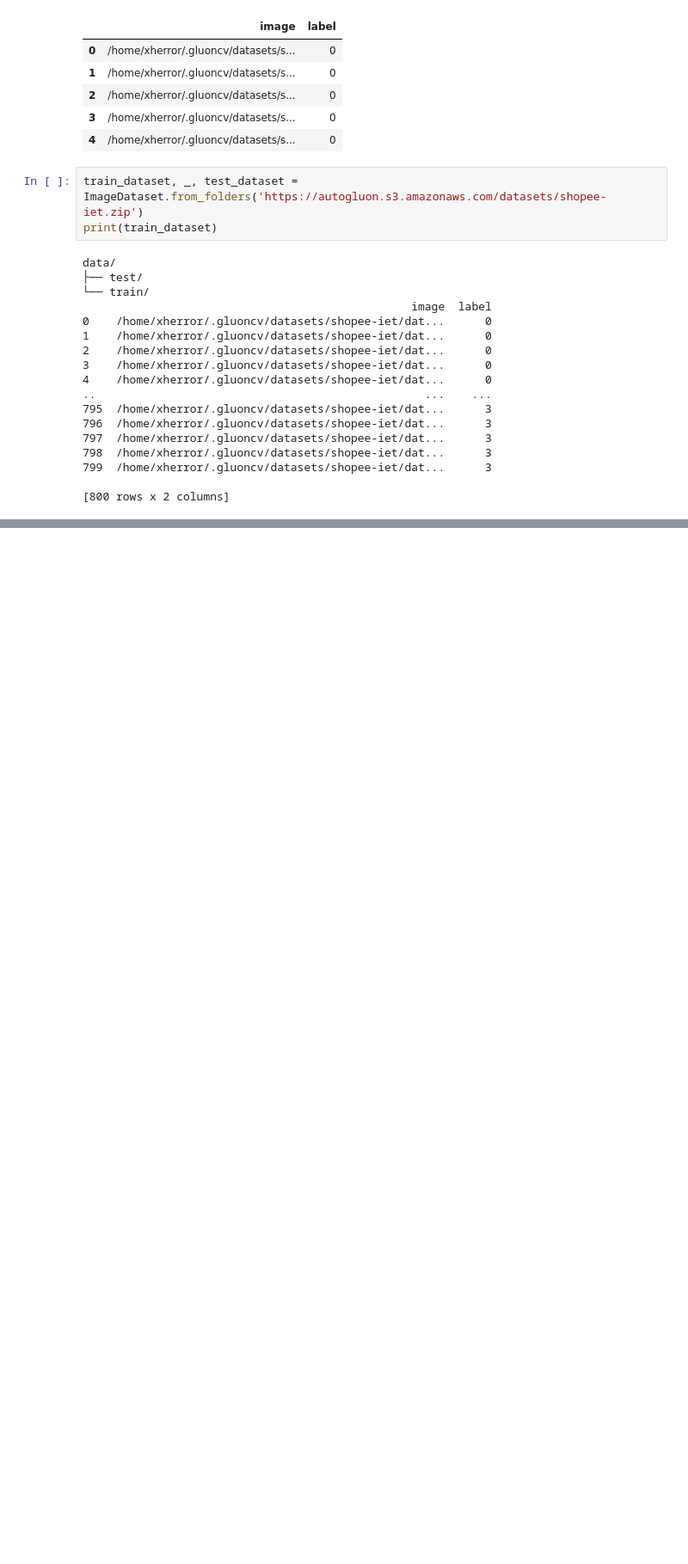
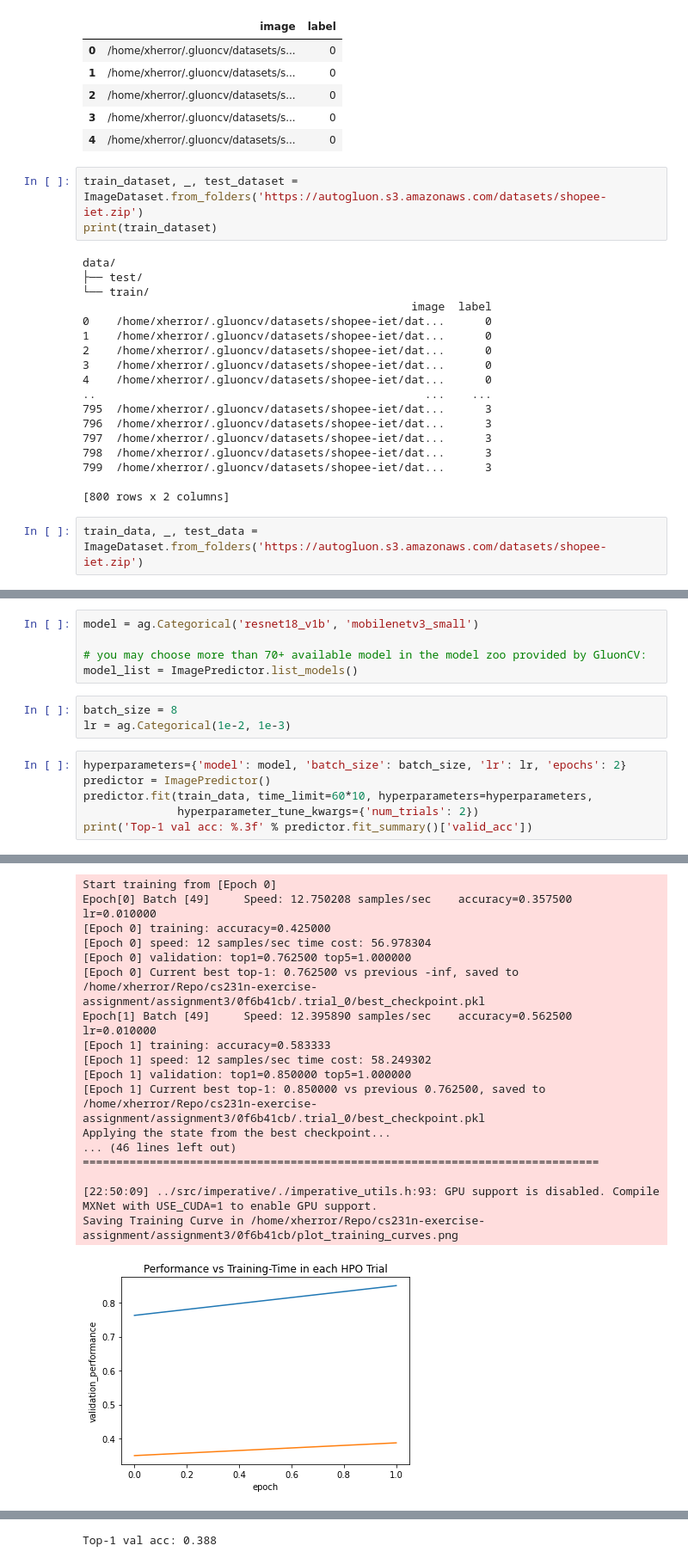
Before and after one commit to gxherror/cs231n-exercise-assignment, a Jupyter notebook: assignment3/autogluon.ipynb, the cells around one changed output, grey strips where cells are left out. Shown at 86% size. Saved outputs shown, nothing was run; the diff lists cells and outputs as text; blank space fills up the shorter version.

Commit message:
experiment autogluon

```diff
--- a/assignment3/autogluon.ipynb
+++ b/assignment3/autogluon.ipynb
@@ -55,3 +54,5 @@ data/
 799  /home/xherror/.gluoncv/datasets/shopee-iet/dat...      3
 
 [800 rows x 2 columns]
+# %%
+train_data, _, test_data = ImageDataset.from_folders('https://autogluon.s3.amazonaws.com/datasets/shopee-iet.zip')
@@ -57,0 +63,15 @@ data/
+# %%
+model = ag.Categorical('resnet18_v1b', 'mobilenetv3_small')
+
+# you may choose more than 70+ available model in the model zoo provided by GluonCV:
+model_list = ImagePredictor.list_models()
+# %%
+batch_size = 8
+lr = ag.Categorical(1e-2, 1e-3)
+# %%
+hyperparameters={'model': model, 'batch_size': batch_size, 'lr': lr, 'epochs': 2}
+predictor = ImagePredictor()
+predictor.fit(train_data, time_limit=60*10, hyperparameters=hyperparameters,
+              hyperparameter_tune_kwargs={'num_trials': 2})
+print('Top-1 val acc: %.3f' % predictor.fit_summary()['valid_acc'])
+# %% [output]
@@ -57,0 +96,18 @@ data/
+Start training from [Epoch 0]
+Epoch[0] Batch [49]     Speed: 12.750208 samples/sec    accuracy=0.357500       lr=0.010000
+[Epoch 0] training: accuracy=0.425000
+[Epoch 0] speed: 12 samples/sec time cost: 56.978304
+[Epoch 0] validation: top1=0.762500 top5=1.000000
+[Epoch 0] Current best top-1: 0.762500 vs previous -inf, saved to /home/xherror/Repo/cs231n-exercise-assignment/assignment3/0f6b41cb/.trial_0/best_checkpoint.pkl
+Epoch[1] Batch [49]     Speed: 12.395890 samples/sec    accuracy=0.562500       lr=0.010000
+[Epoch 1] training: accuracy=0.583333
+[Epoch 1] speed: 12 samples/sec time cost: 58.249302
+[Epoch 1] validation: top1=0.850000 top5=1.000000
+[Epoch 1] Current best top-1: 0.850000 vs previous 0.762500, saved to /home/xherror/Repo/cs231n-exercise-assignment/assignment3/0f6b41cb/.trial_0/best_checkpoint.pkl
+Applying the state from the best checkpoint...
+... (46 lines left out)
+=============================================================================
+
+[22:50:09] ../src/imperative/./imperative_utils.h:93: GPU support is disabled. Compile MXNet with USE_CUDA=1 to enable GPU support.
+Saving Training Curve in /home/xherror/Repo/cs231n-exercise-assignment/assignment3/0f6b41cb/plot_training_curves.png
+[figure, added]
@@ -58,3 +131,4 @@ data/
+Top-1 val acc: 0.388
 # %%
 predictor = ImagePredictor()
 # since the original dataset does not provide validation split, the `fit` function splits it randomly with 90/10 ratio
```
Also changed, not shown: parts of 8 cells of this notebook, 1 other file.
